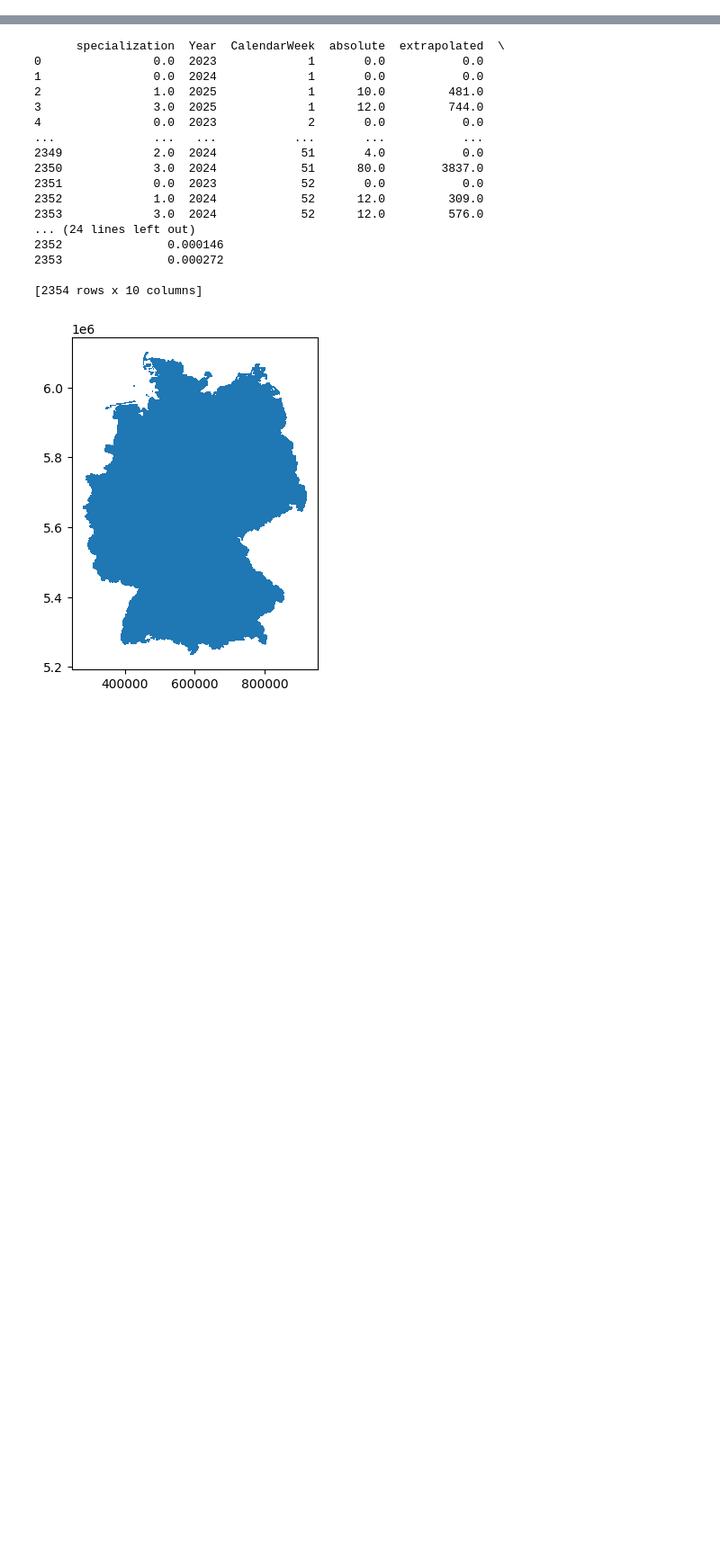
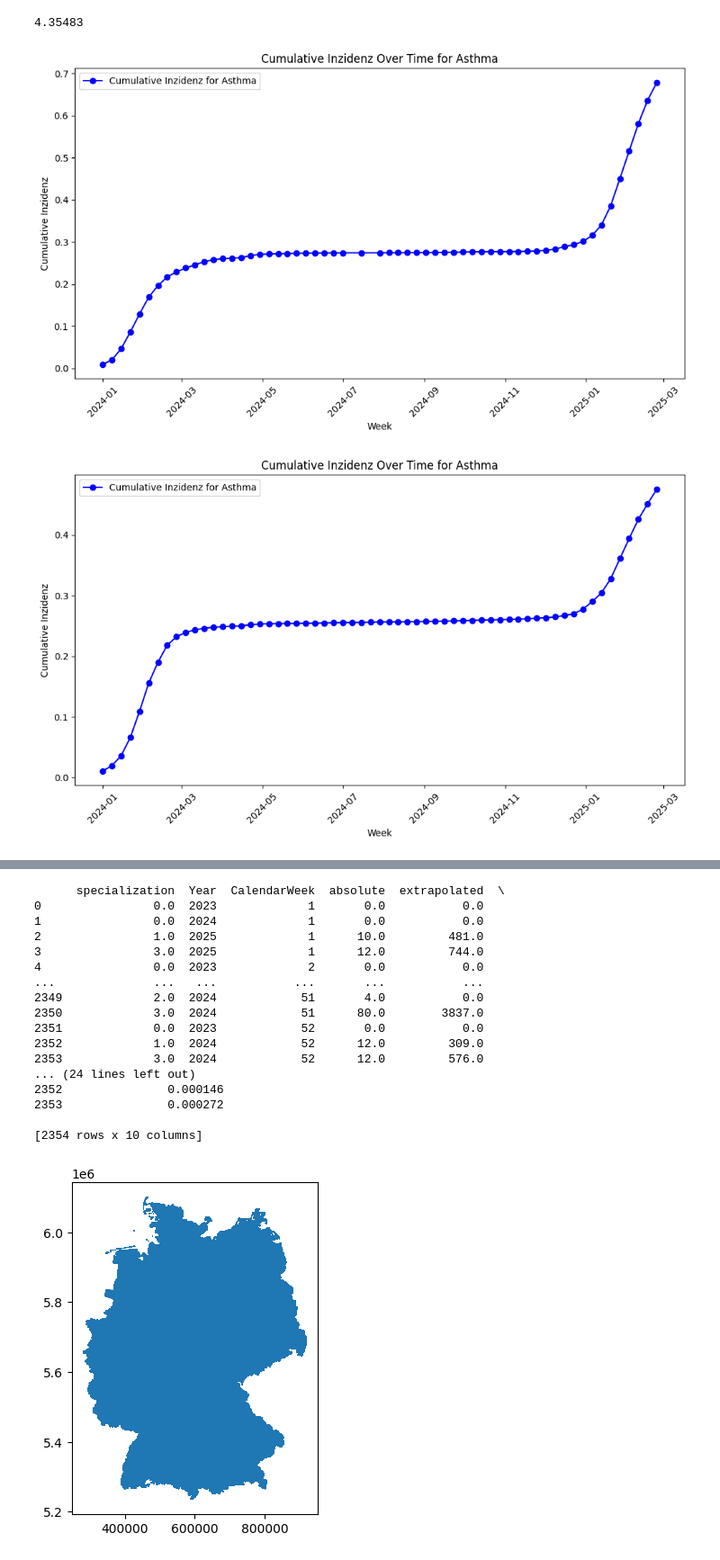
Before and after one commit to tubbers7/STADS_Datathon2025, a Jupyter notebook: Untitled.ipynb, the cells around one changed output, grey strips where cells are left out. Shown: that part at 90% size. Drawn from its saved outputs; the diff is of its cells as text; code cells hidden in the pictures; blank space fills up the shorter version.

```diff
--- a/Untitled.ipynb
+++ b/Untitled.ipynb
@@ -0,0 +126,34 @@
+# %%
+df = df_melted.copy()
+df['Inzidenz'] = (df['Inzidenz']*100)/100_000
+df['Inzidenz_cumsum'] = df.groupby(['Region', 'Altersgruppe', 'risk_groups'])['Inzidenz'].cumsum()
+print(df['Inzidenz_cumsum'].max())
+
+
+import matplotlib.pyplot as plt
+from datetime import datetime
+df['Time'] = df.apply(lambda x: datetime.fromisocalendar(x['Jahr'], x['Woche'], 1), axis=1)
+
+# Filter the DataFrame for a specific group (for example: "Asthma" group)
+
+for alter in ["0-29", "60-199", "30-59"]:#['Chronische Leberkrankheit', 'Chronische Herzkreislauf', 'Diabetes T1', 'Diabetes T2', 'Asthma', 'COPD', 'Hypertonie', "NaN"]:
+    specific_group = "Asthma"  # Change this to your desired group (e.g., 'Asthma', 'keine', etc.)
+    region = "Baden-Württemberg"
+    #alter = "0-29"
+
+    df_group = df.loc[(df['risk_groups'] == specific_group) & (df['Region']==region)&(df["Altersgruppe"]==alter), :]
+
+    # Plot the cumulative sum (Inzidenz_cumsum) for the selected group over time (Woche)
+    plt.figure(figsize=(10, 6))
+    plt.plot(df_group['Time'], df_group['Inzidenz_cumsum'], marker='o', color='b', label=f'Cumulative Inzidenz for {specific_group}')
+    plt.title(f'Cumulative Inzidenz Over Time for {specific_group}')
+    plt.xlabel('Week')
+    plt.ylabel('Cumulative Inzidenz')
+    plt.legend()
+    plt.xticks(rotation=45)
+    plt.tight_layout()
+    plt.show()
+# %% [output]
+4.35483
+[figure, added]
+[figure, added]
```
Also changed, not shown: parts of 11 cells of this notebook, 4 other files.
